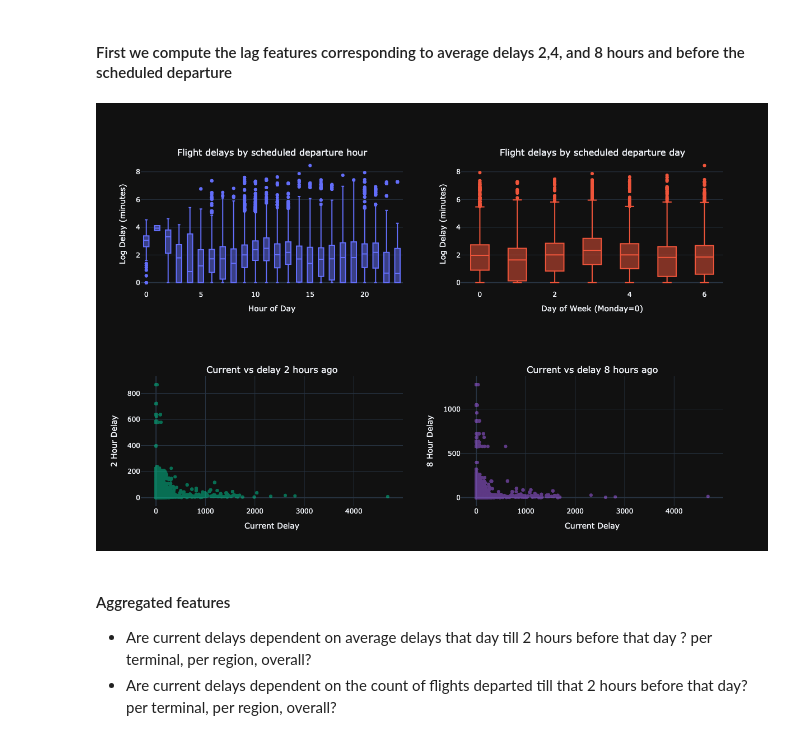
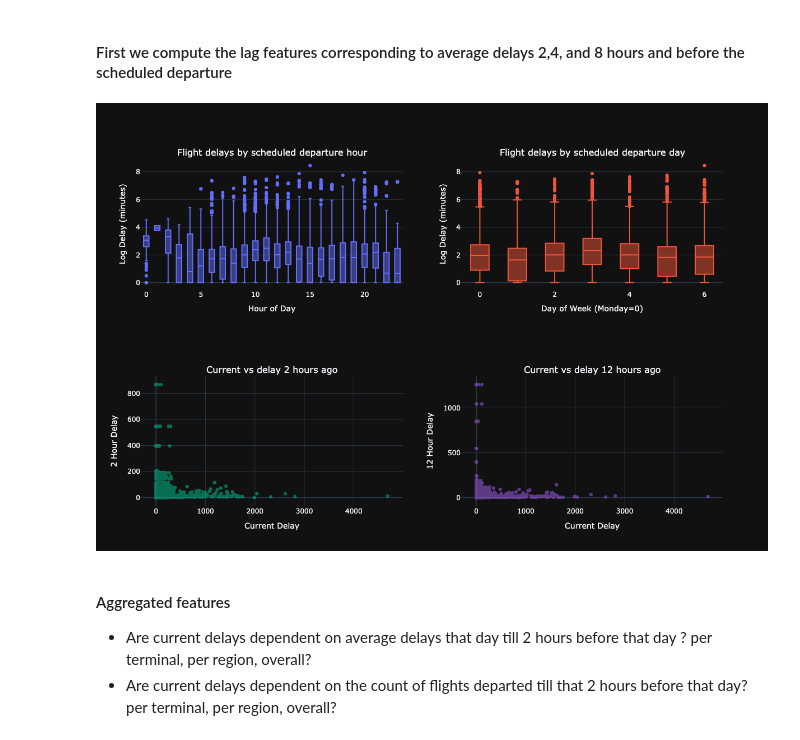
Before and after one commit to vvaibhav08/flight_delays_prediction, a Jupyter notebook: notebooks/EDA.ipynb, the cells around one changed output. Drawn from its saved outputs; the diff is of its cells as text; code cells hidden in the pictures.

```diff
--- a/notebooks/EDA.ipynb
+++ b/notebooks/EDA.ipynb
@@ -464,9 +436,38 @@ df_merged_copy["lag_avg_delay_2h_terminal"] = df_merged_copy.apply(avg_delay_win
+# %%
+df_merged_copy = df_merged.copy()
+df_merged_copy = df_merged_copy.sort_values("scheduledDeparture")
+
+
+df_merged_copy['scheduledDeparture'] = pd.to_datetime(df_merged_copy['scheduledDeparture'])
+df_merged_copy['departure_bin'] = df_merged_copy['scheduledDeparture'].dt.round('60min')
+
+# 2. Compute the average delay per bin (this is our reference for the typical delay at that time)
+bin_avg = df_merged_copy.groupby('departure_bin')['delay_minutes'].mean()
+
+# 3. For each flight, compute the target times:
+df_merged_copy['target_time_2h'] = df_merged_copy['scheduledDeparture'] - pd.Timedelta(hours=3)
+df_merged_copy['target_time_12h'] = df_merged_copy['scheduledDeparture'] - pd.Timedelta(hours=12)
+df_merged_copy['target_time_1d'] = df_merged_copy['scheduledDeparture'] - pd.Timedelta(days=1)
+
+# 4. Round these target times to the nearest 15 minutes so that they match our bins.
+df_merged_copy['target_bin_2h'] = df_merged_copy['target_time_2h'].dt.round('60min')
+df_merged_copy['target_bin_12h'] = df_merged_copy['target_time_1d'].dt.round('60min')
+df_merged_copy['target_bin_1d'] = df_merged_copy['target_time_1d'].dt.round('60min')
+
+# 5. Map the computed bin averages onto these target bins to create our new features.
+df_merged_copy['lag_avg_delay_2h_overall'] = df_merged_copy['target_bin_2h'].map(bin_avg)
+df_merged_copy['lag_avg_delay_12h_overall'] = df_merged_copy['target_bin_12h'].map(bin_avg)
+df_merged_copy['lag_avg_delay_1d_overall'] = df_merged_copy['target_bin_1d'].map(bin_avg)
+
+# Optionally, drop the intermediate columns if you don't need them:
+cols_to_drop = ['departure_bin', 'target_time_2h', 'target_time_12h', 'target_time_1d', 'target_bin_2h','target_bin_12h', 'target_bin_1d']
+df_merged_copy.drop(columns=cols_to_drop, inplace=True)
 # %%
 fig = make_subplots(rows=2, cols=2,
                     subplot_titles=["Flight delays by scheduled departure hour",
                                     "Flight delays by scheduled departure day",
                                     "Current vs delay 2 hours ago",
-                                    "Current vs delay 8 hours ago"])
+                                    "Current vs delay 12 hours ago"])
 
 
 fig.add_trace(
@@ -493,36 +494,36 @@ fig.add_trace(
         opacity=0.5,
         name='2 hour Lag'
     ),
     row=2, col=1
 )
 fig.add_trace(
     go.Scatter(
         x=df_merged_copy['delay_minutes'],
-        y=df_merged_copy['lag_avg_delay_8h_overall'],
+        y=df_merged_copy['lag_avg_delay_12h_overall'],
         mode='markers',
         opacity=0.5,
         name='8 hour Lag'
     ),
     row=2, col=2
 )
 
 fig.update_layout(
     height=800,
     width=1200,
     showlegend=False,
 )
 fig.update_xaxes(title_text='Hour of Day', row=1, col=1)
 fig.update_xaxes(title_text='Day of Week (Monday=0)', row=1, col=2)
 fig.update_xaxes(title_text='Current Delay', row=2, col=1)
 fig.update_xaxes(title_text='Current Delay', row=2, col=2)
 fig.update_yaxes(title_text='Log Delay (minutes)', row=1, col=1)
 fig.update_yaxes(title_text='Log Delay (minutes)', row=1, col=2)
 fig.update_yaxes(title_text='2 Hour Delay', row=2, col=1)
-fig.update_yaxes(title_text='8 Hour Delay', row=2, col=2)
+fig.update_yaxes(title_text='12 Hour Delay', row=2, col=2)
 
 fig.show()
 # %% [output]
-[figure, old version]
+[figure, new version]
 # %% [markdown]
 #### Aggregated features
 - Are current delays dependent on average delays that day till 2 hours before that day ? per terminal, per region, overall?
```
Also changed, not shown: parts of 6 cells of this notebook, 9 other files.
